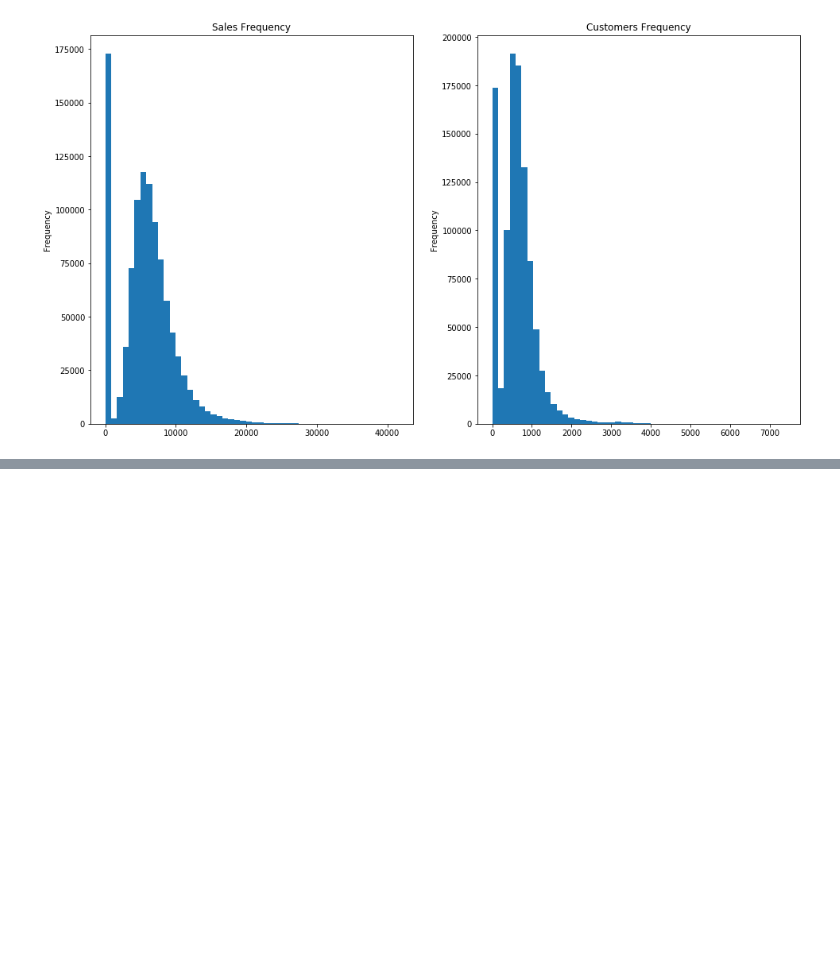
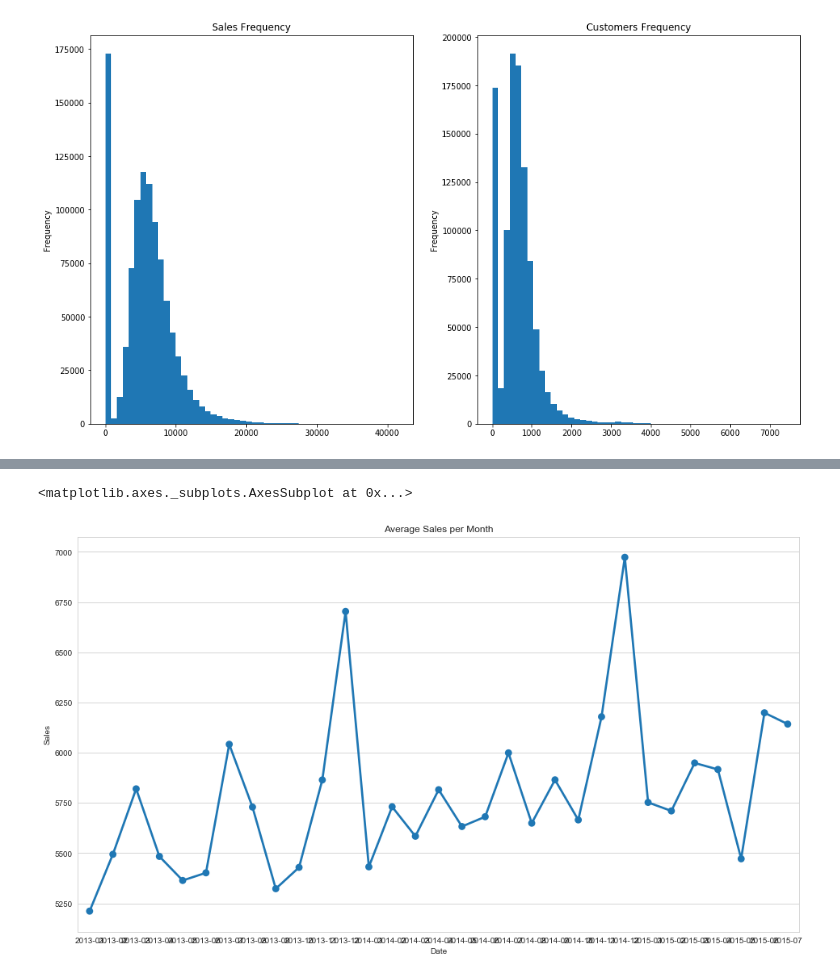
Before and after one commit to lidatou1991/udacity_final_rossmann, a Jupyter notebook: rossmann_final.ipynb, the cells around one changed output, grey strips where cells are left out. Drawn from its saved outputs; the diff is of its cells as text; code cells hidden in the pictures; blank space fills up the shorter version.

```diff
--- a/rossmann_final.ipynb
+++ b/rossmann_final.ipynb
@@ -221,0 +250,13 @@ sns.pointplot(x="DayOfWeek", y="Customers", data=train[train['Open']==1], order=
+# %%
+#查看销售额销售额的月度分布,很明显每年的11-12月都是销售的高峰时期
+
+train.Date = pd.to_datetime(train.Date)
+
+sns.set_style("whitegrid")
+fig, axis = plt.subplots(1, 1, figsize=(16, 9))
+axis.set_title("Average Sales per Month")
+
+sns.pointplot(x="Date", y="Sales", data=train.groupby('Date')['Sales'].mean().resample('M',kind ='period').mean().reset_index(), ax=axis)
+# %% [output]
+<matplotlib.axes._subplots.AxesSubplot at 0x...>
+[figure, added]
```
Also changed, not shown: parts of 19 cells of this notebook.
